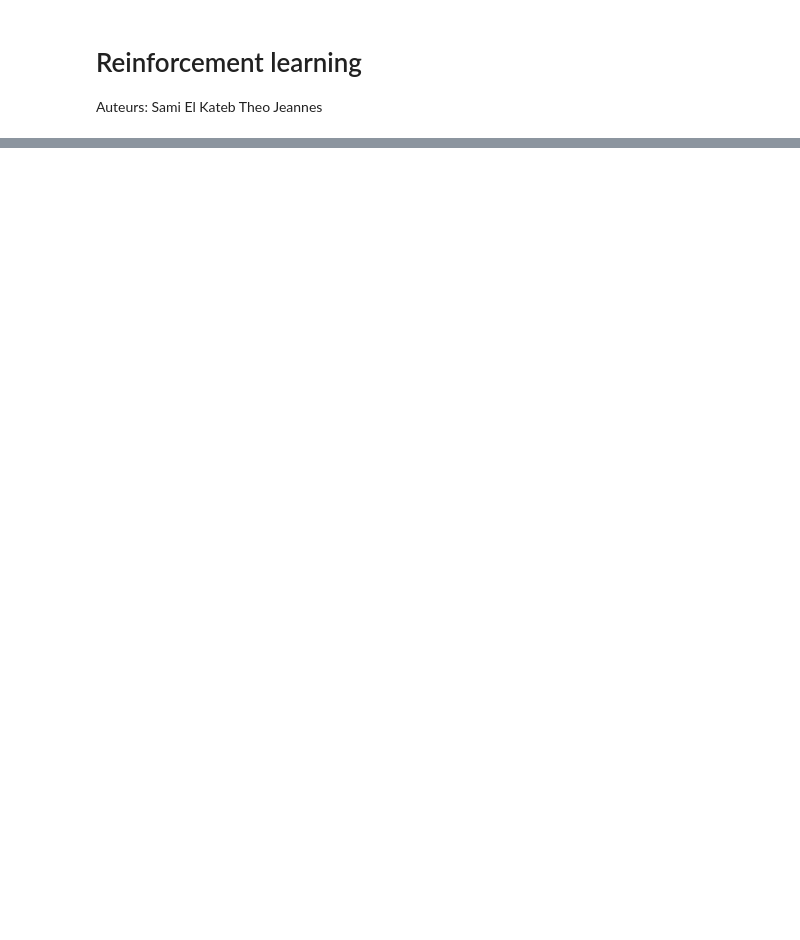
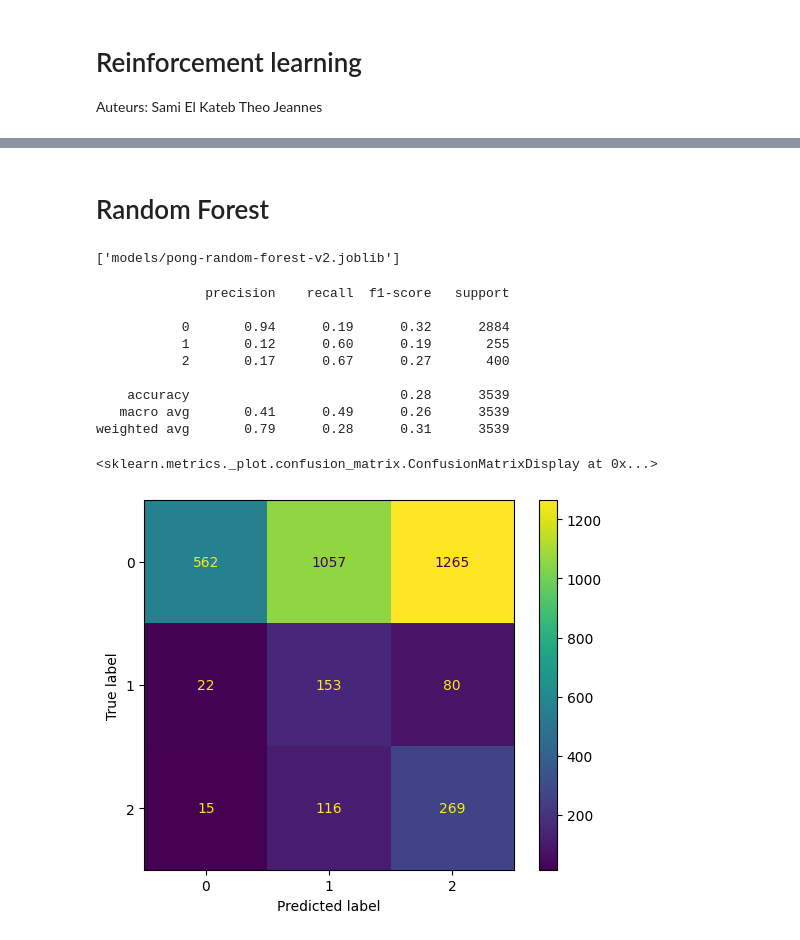
Before and after one commit to JeannesTheo/Pong, a Jupyter notebook: pong.ipynb, the cells around one changed output, grey strips where cells are left out. Cells and saved outputs as stored; diff of their text form; code cells hidden in the pictures; blank space fills up the shorter version.

```diff
--- a/pong.ipynb
+++ b/pong.ipynb
@@ -43,5 +57,7 @@ X_train, X_test, y_train, y_test = train_test_split(X, y)
 # %%
-# smoteenn = SMOTEENN(random_state=42)
-smoteenn = RandomUnderSampler(random_state=42)
-#Ces deux methodes permettent de rééquilibrer les classes pour eviter la surepresentation de la classe 0.
+# Ces deux methodes permettent de rééquilibrer les classes pour eviter la surepresentation de la classe 0.
+# random_under_sampler = RandomUnderSampler(random_state=42)
+# X_train, y_train = random_under_sampler.fit_resample(X_train, y_train)
+
+smoteenn = SMOTEENN(random_state=42)
 X_train, y_train = smoteenn.fit_resample(X_train, y_train)
@@ -207,2 +198,30 @@ weighted avg       0.77      0.54      0.60      4082
 # %%
 best_model.save(f"./models/pong.h5") # On sauvegarde le meilleur modèle, pour jouer avec eux après
+# %% [markdown]
+# Random Forest
+# %%
+classifier = RandomForestClassifier(n_estimators=500, criterion="entropy")
+X_train_random_forest = X_train.reshape(-1, 40 * 51)
+X_test_random_forest = X_test.reshape(-1, 40 * 51)
+classifier.fit(X_train_random_forest, y_train[0])
+dump(classifier, 'models/pong-random-forest.joblib')
+# %% [output]
+['models/pong-random-forest-v2.joblib']
+# %%
+classifier.score(X_test_random_forest, y_test)
+y_pred = classifier.predict(X_test_random_forest)
+
+print(classification_report(y_test, y_pred))
+ConfusionMatrixDisplay(confusion_matrix=confusion_matrix(y_test, y_pred)).plot()
+# %% [output]
+              precision    recall  f1-score   support
+
+           0       0.94      0.19      0.32      2884
+           1       0.12      0.60      0.19       255
+           2       0.17      0.67      0.27       400
+
+    accuracy                           0.28      3539
+   macro avg       0.41      0.49      0.26      3539
+weighted avg       0.79      0.28      0.31      3539
+<sklearn.metrics._plot.confusion_matrix.ConfusionMatrixDisplay at 0x...>
+[figure, added]
```
Also changed, not shown: parts of 15 cells of this notebook, 6 other files.
